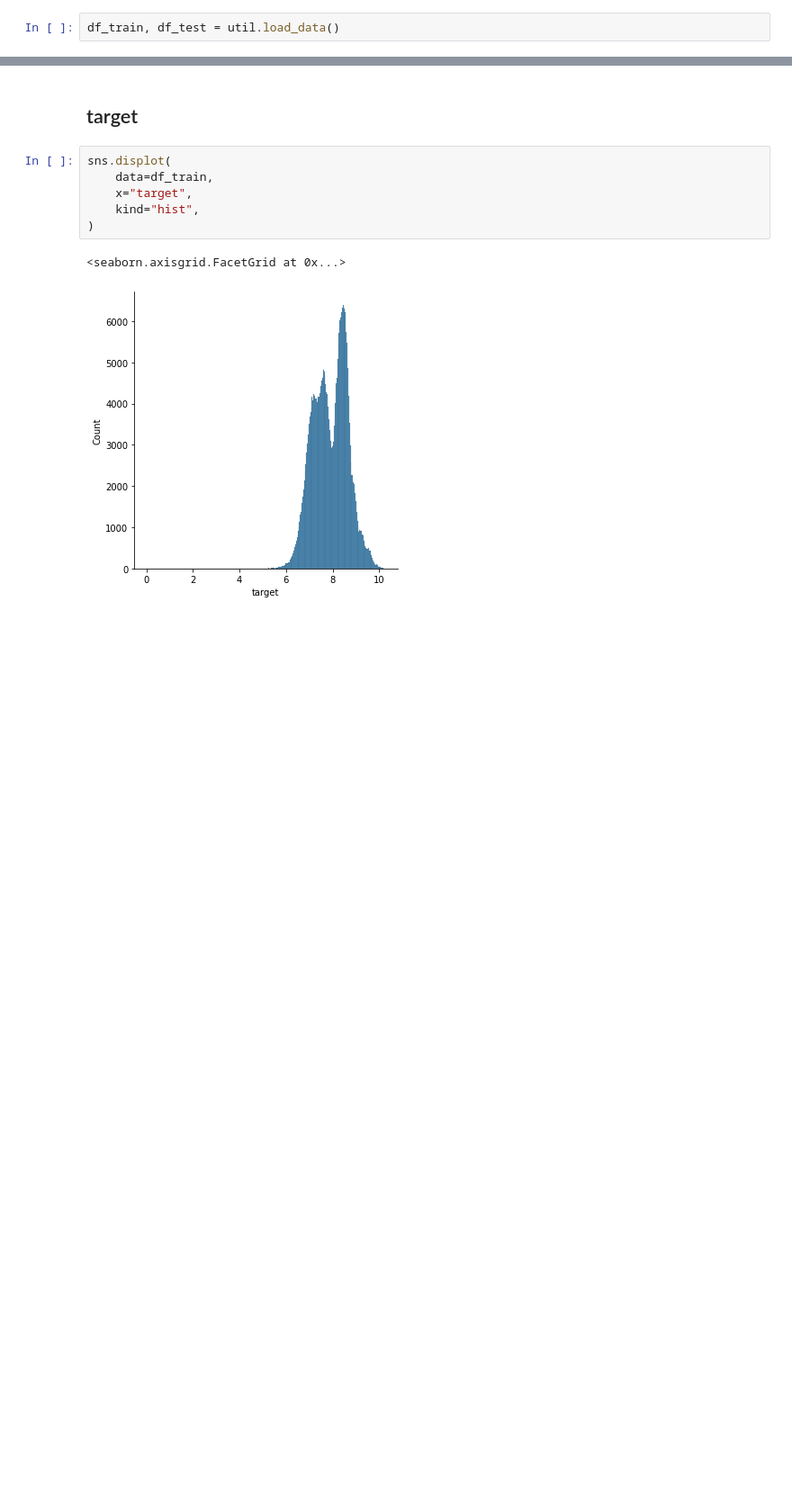
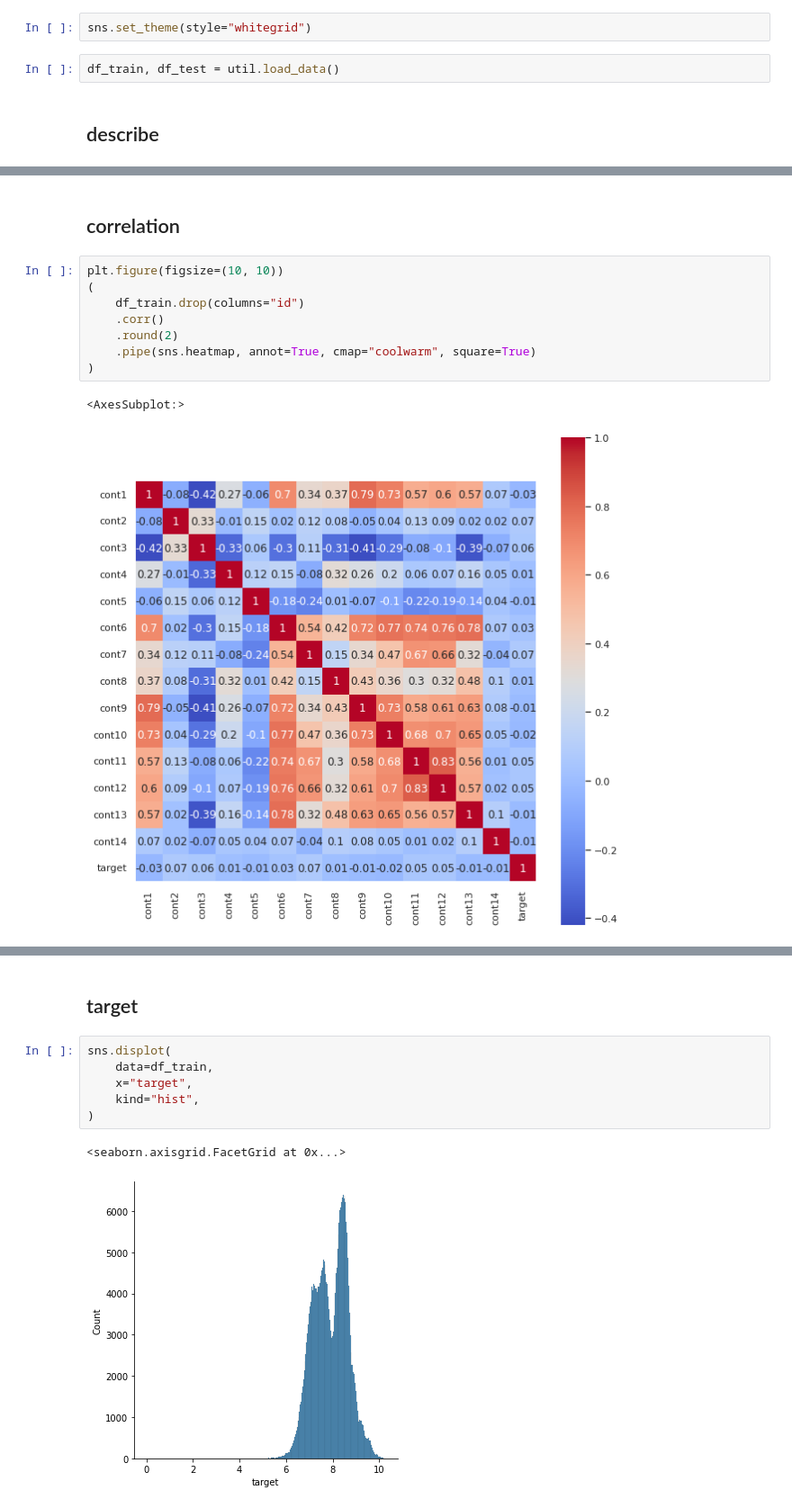
Before and after one commit to savioursho/tabular-playground-series-jan-2021, a Jupyter notebook: notebooks/05-eda.ipynb, the cells around one changed output, grey strips where cells are left out. Shown at 90% size. Drawn from its saved outputs; the diff is of its cells as text; blank space fills up the shorter version.

```diff
--- a/notebooks/05-eda.ipynb
+++ b/notebooks/05-eda.ipynb
@@ -12,5 +14,9 @@ from src.common import util
+# %%
+sns.set_theme(style="whitegrid")
 # %%
 df_train, df_test = util.load_data()
+# %% [markdown]
+## describe
 # %%
 df_train.describe()
 # %% [output]
@@ -35,3 +41,16 @@ df_test.describe()
 | 50% | 250389.500000 | 0.484292 | 0.553147 | 0.551413 | 0.482019 | 0.451960 | 0.471000 | 0.466392 | 0.483781 | 0.416900 | 0.458622 | ... |
 | 75% | 375240.250000 | 0.644079 | 0.686518 | 0.648656 | 0.747133 | 0.670831 | 0.694422 | 0.580666 | 0.685070 | 0.575248 | 0.700157 | ... |
 | max | 499990.000000 | 1.017577 | 0.853813 | 1.001791 | 0.997446 | 1.033722 | 1.046715 | 1.054225 | 1.026280 | 1.001405 | 1.140639 | ... |
+# %% [markdown]
+## correlation
+# %%
+plt.figure(figsize=(10, 10))
+(
+    df_train.drop(columns="id")
+    .corr()
+    .round(2)
+    .pipe(sns.heatmap, annot=True, cmap="coolwarm", square=True)
+)
+# %% [output]
+<AxesSubplot:>
+[figure, added]
```
Also changed, not shown: parts of 7 cells of this notebook, 2 other files.
